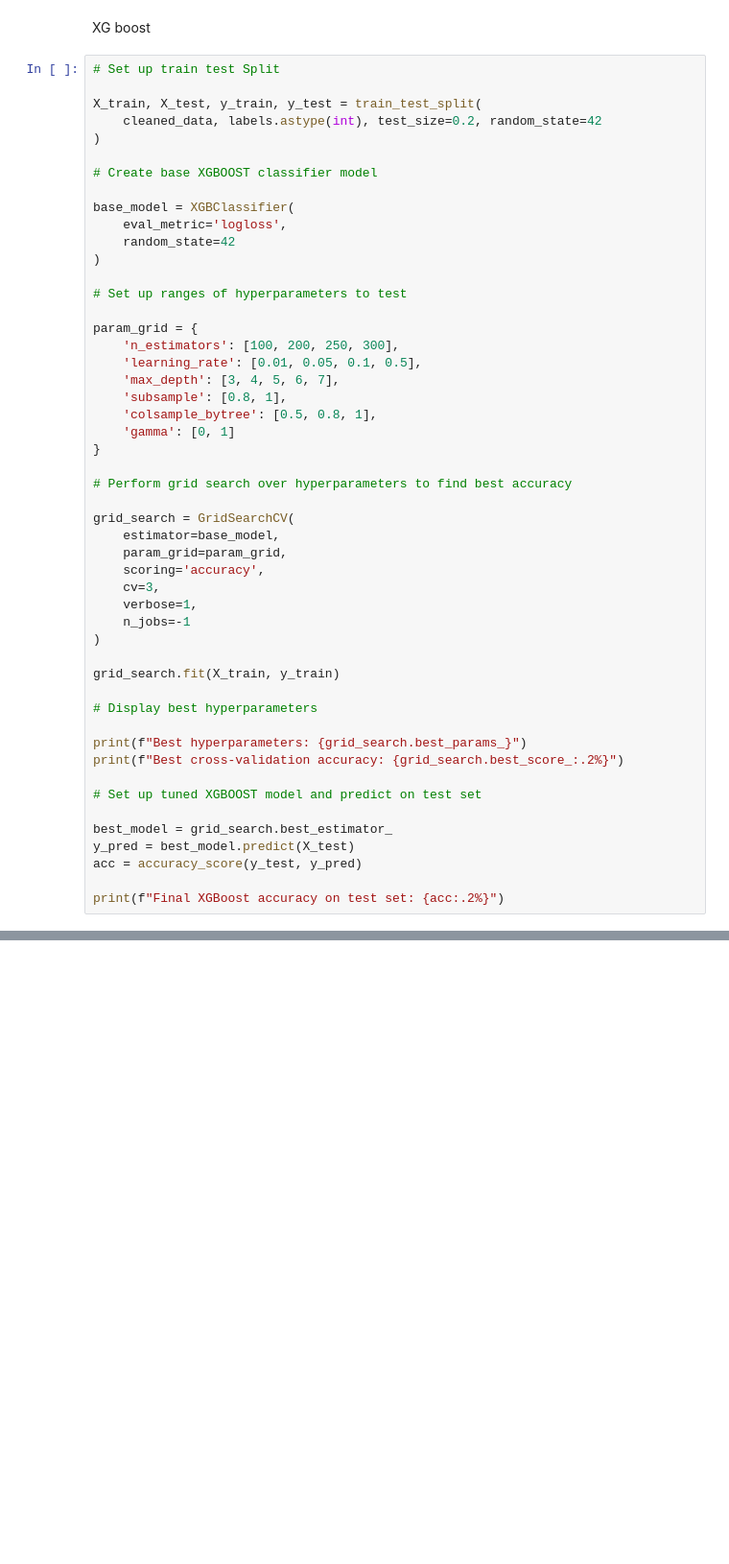
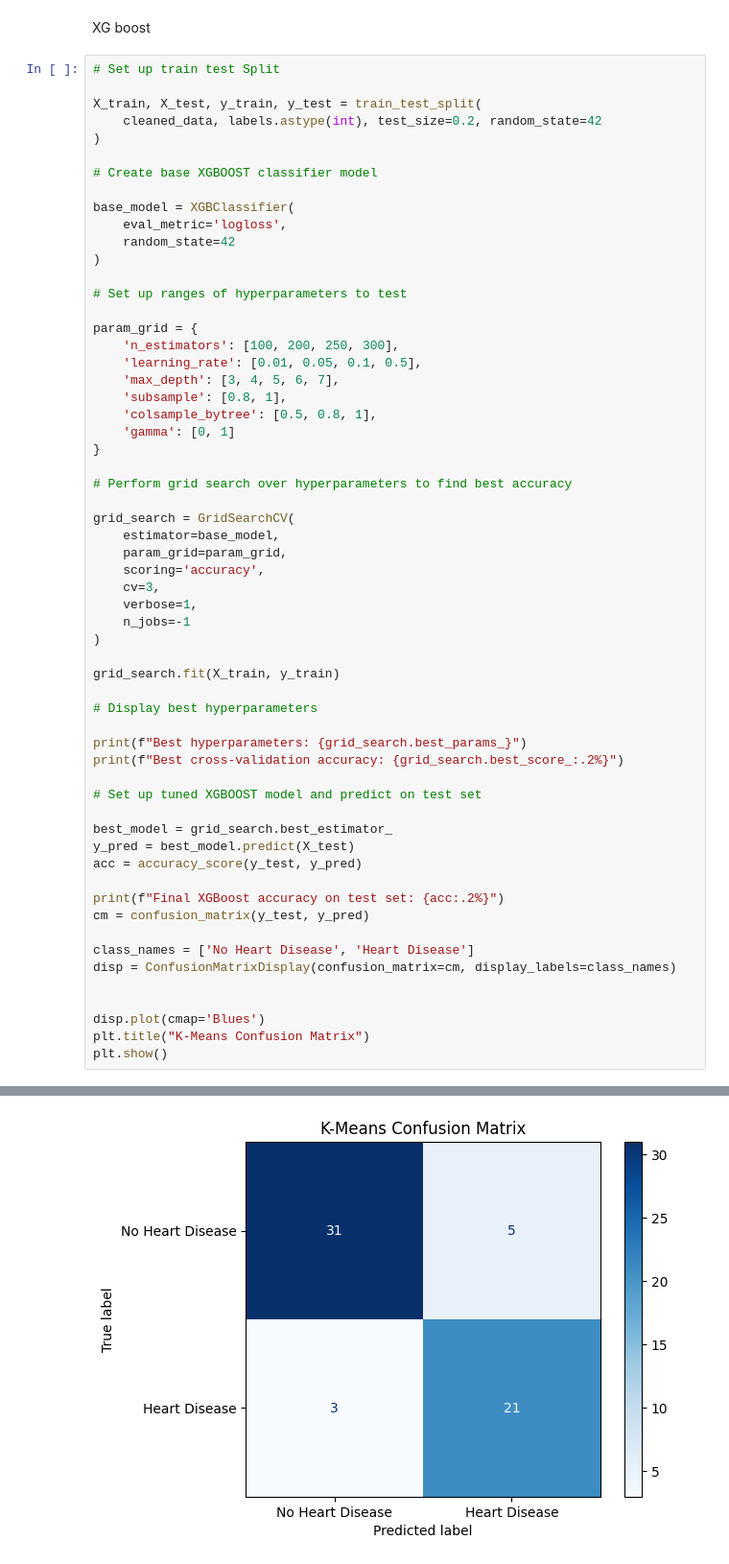
Before and after one commit to crmunson/DataMiningFinalProject, a Jupyter notebook: project_code.ipynb, the cells around one changed output, grey strips where cells are left out. Shown at 96% size. Drawn from its saved outputs; the diff is of its cells as text; blank space fills up the shorter version.

```diff
--- a/project_code.ipynb
+++ b/project_code.ipynb
@@ -333,30 +411,40 @@ param_grid = {
 # Perform grid search over hyperparameters to find best accuracy
 
 grid_search = GridSearchCV(
     estimator=base_model,
     param_grid=param_grid,
     scoring='accuracy',
     cv=3,
     verbose=1,
     n_jobs=-1
 )
 
 grid_search.fit(X_train, y_train)
 
 # Display best hyperparameters
 
 print(f"Best hyperparameters: {grid_search.best_params_}")
 print(f"Best cross-validation accuracy: {grid_search.best_score_:.2%}")
 
 # Set up tuned XGBOOST model and predict on test set
 
 best_model = grid_search.best_estimator_
 y_pred = best_model.predict(X_test)
 acc = accuracy_score(y_test, y_pred)
 
 print(f"Final XGBoost accuracy on test set: {acc:.2%}")
+cm = confusion_matrix(y_test, y_pred)
+
+class_names = ['No Heart Disease', 'Heart Disease']
+disp = ConfusionMatrixDisplay(confusion_matrix=cm, display_labels=class_names)
+
+
+disp.plot(cmap='Blues')
+plt.title("K-Means Confusion Matrix")
+plt.show()
 # %% [output]
 Fitting 3 folds for each of 960 candidates, totalling 2880 fits
 Best hyperparameters: {'colsample_bytree': 0.5, 'gamma': 0, 'learning_rate': 0.05, 'max_depth': 7, 'n_estimators': 100, 'subsample': 1}
 Best cross-validation accuracy: 80.17%
 Final XGBoost accuracy on test set: 86.67%
+[figure, added]
```
Also changed, not shown: parts of 4 cells of this notebook.
